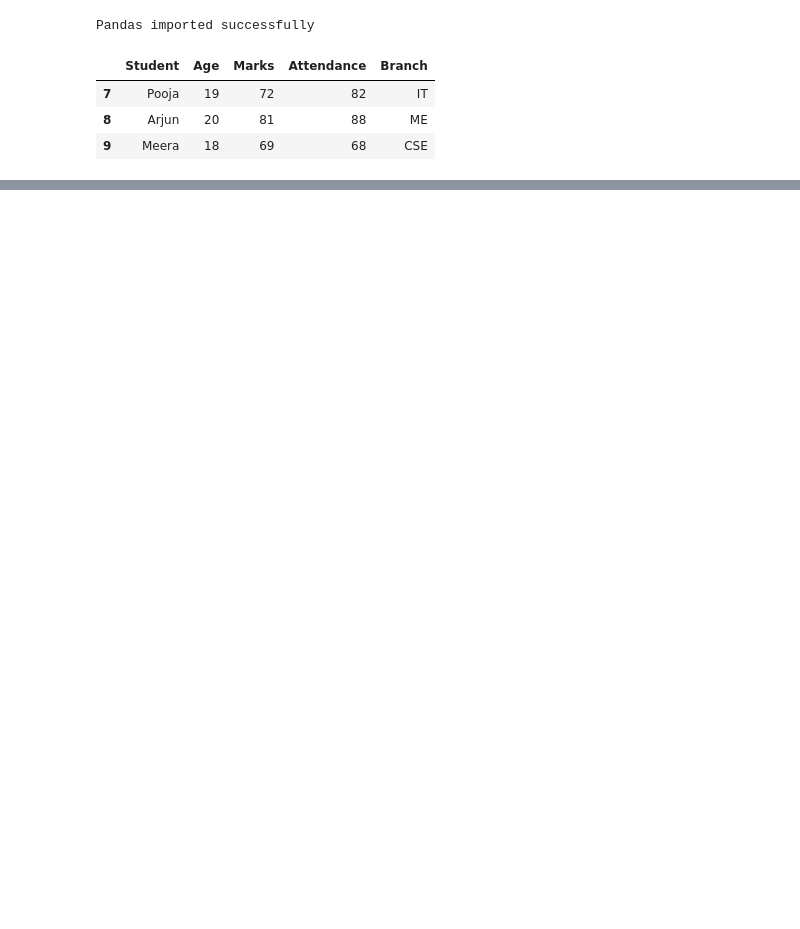
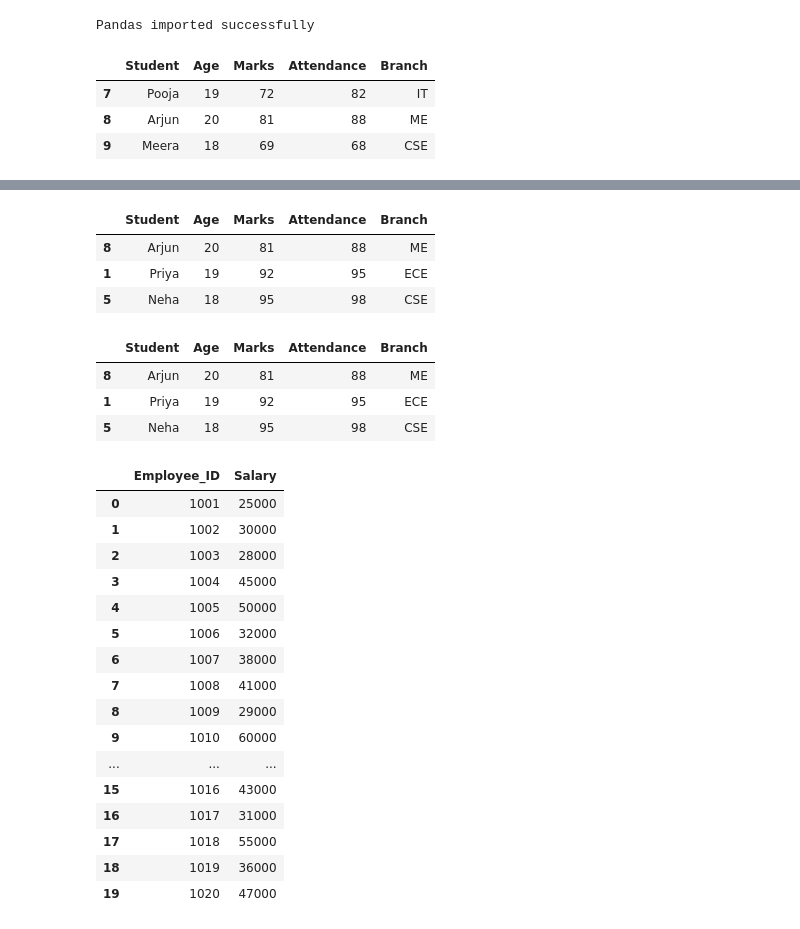
Before and after one commit to yadavshubham8871-afk/Pandas, a Jupyter notebook: Pandas_2.ipynb, the cells around one changed output, grey strips where cells are left out. Cells and saved outputs as stored; diff of their text form; code cells hidden in the pictures; blank space fills up the shorter version.

```diff
--- a/Pandas_2.ipynb
+++ b/Pandas_2.ipynb
@@ -51,0 +52,43 @@ df.sample(3)
+# %%
+df.sample(3, random_state=42)
+# %% [output]
+|  | Student | Age | Marks | Attendance | Branch |
+| 8 | Arjun | 20 | 81 | 88 | ME |
+| 1 | Priya | 19 | 92 | 95 | ECE |
+| 5 | Neha | 18 | 95 | 98 | CSE |
+# %%
+df.sample(3, random_state=42)
+# %% [output]
+|  | Student | Age | Marks | Attendance | Branch |
+| 8 | Arjun | 20 | 81 | 88 | ME |
+| 1 | Priya | 19 | 92 | 95 | ECE |
+| 5 | Neha | 18 | 95 | 98 | CSE |
+# %%
+large_df = pd.DataFrame({
+"Employee_ID": range(1001, 1021),
+"Salary": [
+25000, 30000, 28000, 45000, 50000,
+32000, 38000, 41000, 29000, 60000,
+35000, 48000, 52000, 27000, 39000,
+43000, 31000, 55000, 36000, 47000
+]
+})
+large_df
+# %% [output]
+|  | Employee_ID | Salary |
+| 0 | 1001 | 25000 |
+| 1 | 1002 | 30000 |
+| 2 | 1003 | 28000 |
+| 3 | 1004 | 45000 |
+| 4 | 1005 | 50000 |
+| 5 | 1006 | 32000 |
+| 6 | 1007 | 38000 |
+| 7 | 1008 | 41000 |
+| 8 | 1009 | 29000 |
+| 9 | 1010 | 60000 |
+| ... | ... | ... |
+| 15 | 1016 | 43000 |
+| 16 | 1017 | 31000 |
+| 17 | 1018 | 55000 |
+| 18 | 1019 | 36000 |
+| 19 | 1020 | 47000 |
```
Also changed, not shown: parts of 25 cells of this notebook.
